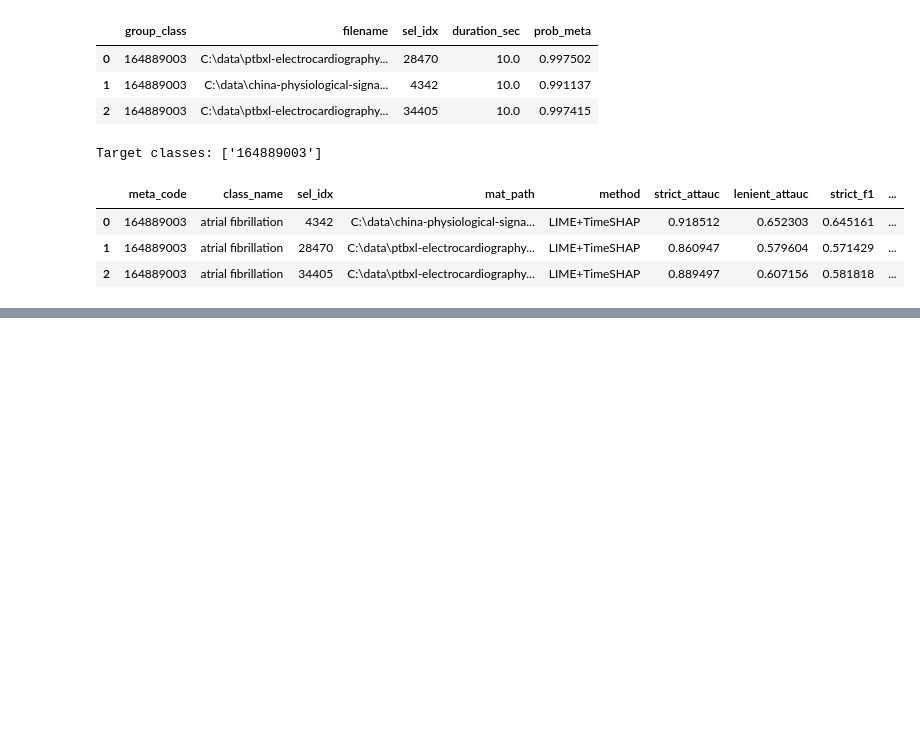
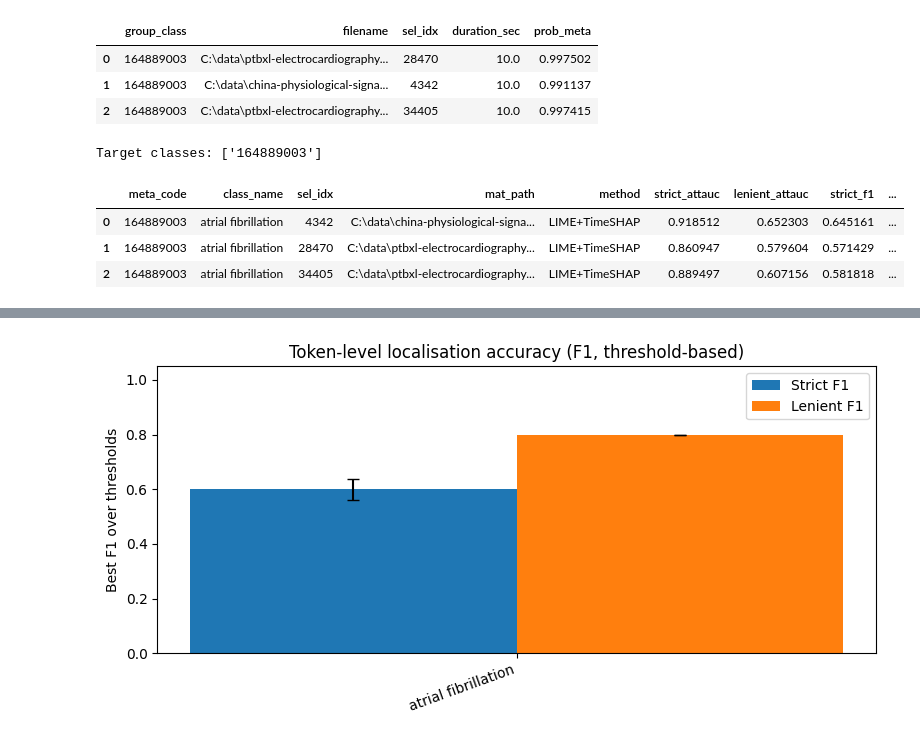
Before and after one commit to nareshwar/ecg-xai, a Jupyter notebook: notebook/ecg-xai.ipynb, the cells around one changed output, grey strips where cells are left out. Drawn from its saved outputs; the diff is of its cells as text; code cells hidden in the pictures; blank space fills up the shorter version.

```diff
--- a/notebook/ecg-xai.ipynb
+++ b/notebook/ecg-xai.ipynb
@@ -148,0 +186,31 @@ Top tokens:
+# %%
+fig, ax = plt.subplots(figsize=(8, 4))
+
+ax.bar(
+    x - width/2,
+    summary["strict_f1_mean"],
+    width,
+    yerr=summary["strict_f1_std"],
+    capsize=4,
+    label="Strict F1",
+)
+
+ax.bar(
+    x + width/2,
+    summary["lenient_f1_mean"],
+    width,
+    yerr=summary["lenient_f1_std"],
+    capsize=4,
+    label="Lenient F1",
+)
+
+ax.set_xticks(x)
+ax.set_xticklabels(classes, rotation=20, ha="right")
+ax.set_ylabel("Best F1 over thresholds")
+ax.set_ylim(0, 1.05)
+ax.set_title("Token-level localisation accuracy (F1, threshold-based)")
+ax.legend()
+plt.tight_layout()
+plt.show()
+# %% [output]
+[figure, added]
```
Also changed, not shown: parts of 5 cells of this notebook, 2 other files.
